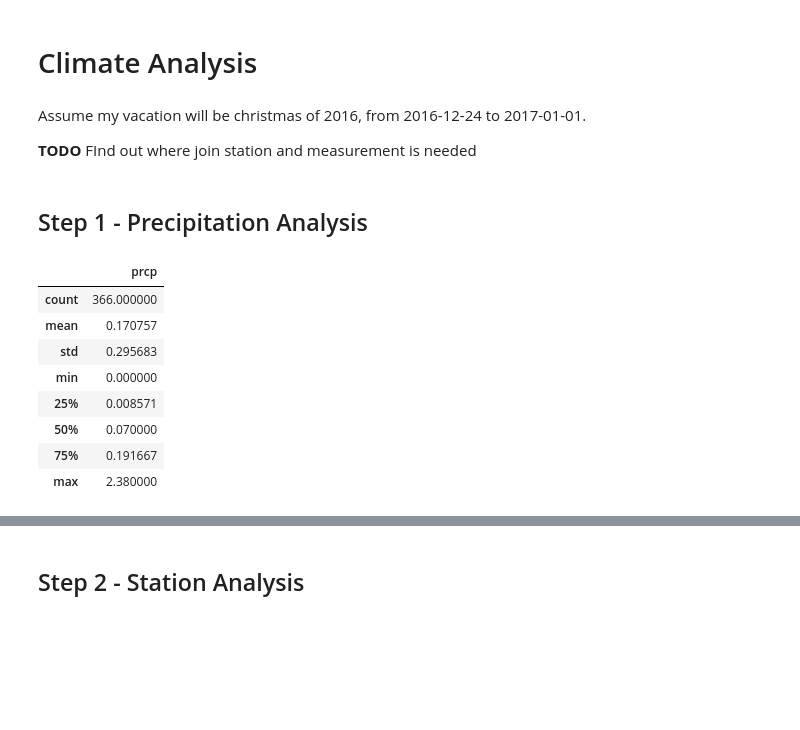
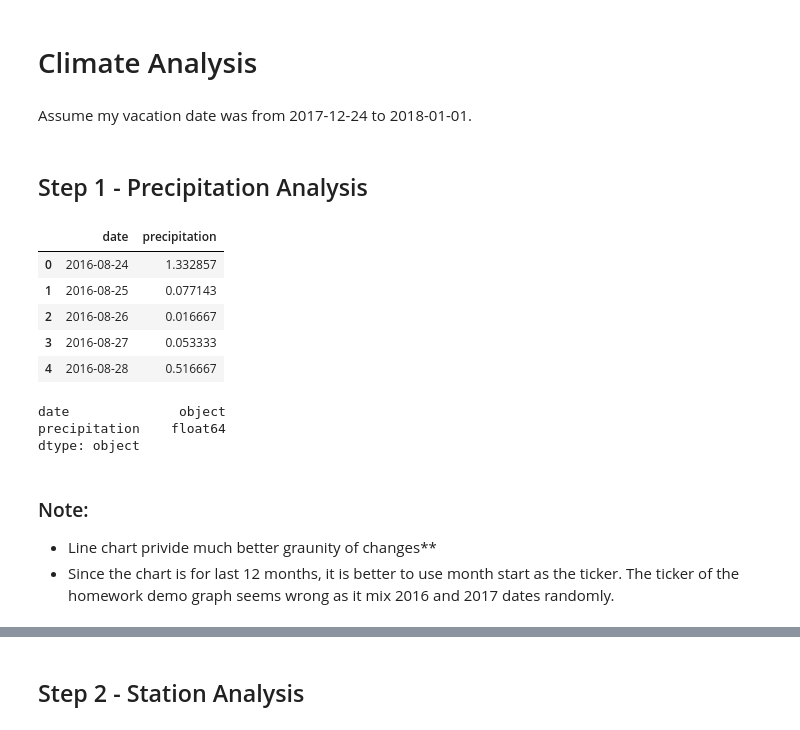
Before and after one commit to feng443/RUDSWeek11DataStoreRetrieve, a Jupyter notebook: climate_analysis.ipynb, the cells around one changed output, grey strips where cells are left out. Saved outputs shown, nothing was run; the diff lists cells and outputs as text; code cells hidden in the pictures; blank space fills up the shorter version.

Commit message:
Last revision done

```diff
--- a/climate_analysis.ipynb
+++ b/climate_analysis.ipynb
@@ -1,9 +1,7 @@
 # %% [markdown]
 # Climate Analysis
 # %% [markdown]
-Assume my vacation will be christmas of 2016, from 2016-12-24 to 2017-01-01.
-
-**TODO** FInd out where join station and measurement is needed
+Assume my vacation date was from 2017-12-24 to 2018-01-01.
 # %%
 from datetime import datetime, timedelta, date
 from dateutil.relativedelta import relativedelta
@@ -15,10 +13,14 @@ from sqlalchemy import create_engine, select, func, desc, and_
 from sqlalchemy.ext.automap import automap_base
 from sqlalchemy.orm import Session
 
-sns.set_style('darkgrid')
+sns.set(font_scale=1.5)
+sns.set_style('darkgrid',  {
+    "axes.facecolor": ".9",
+    'grid.color': '.6',
+})
 _SQLITE_FILE = 'hawaii.sqlite'
 
-engine = create_engine(f'sqlite:///{_SQLITE_FILE}')
+engine = create_engine(f'sqlite:///{_SQLITE_FILE}', echo=False)
 
 Base = automap_base()
 Base.prepare(engine, reflect=True)
@@ -34,27 +36,34 @@ VACATION_END_DATE_PREV_YEAR = VACATION_END_DATE - relativedelta(years=1)
 session = Session(engine)
 
 MAX_DATE = session.query(func.max(Measurement.date)).all()[0][0]
-MAX_DATE_MINUS_12_MONTH = MAX_DATE - relativedelta(months=12)
+MAX_DATE_MINUS_12_MONTH = MAX_DATE - relativedelta(months=12) + relativedelta(days=1)
 # %% [markdown]
 ## Step 1 - Precipitation Analysis
 # %%
 df_prcp_summary = pd.read_sql(
-    select([Measurement.date, Measurement.prcp]).where(
+    select([Measurement.date, func.avg(Measurement.prcp).label('precipitation')]).where(
         Measurement.date.between(MAX_DATE_MINUS_12_MONTH, MAX_DATE)
-    ),
-    engine).groupby('date').mean()
+    ).group_by(Measurement.date),
+    engine)
 # %%
-df_prcp_summary.describe()
+df_prcp_summary.head()
 # %% [output]
-|  | prcp |
-| count | 366.000000 |
-| mean | 0.170757 |
-| std | 0.295683 |
-| min | 0.000000 |
-| 25% | 0.008571 |
-| 50% | 0.070000 |
-| 75% | 0.191667 |
-| max | 2.380000 |
+|  | date | precipitation |
+| 0 | 2016-08-24 | 1.332857 |
+| 1 | 2016-08-25 | 0.077143 |
+| 2 | 2016-08-26 | 0.016667 |
+| 3 | 2016-08-27 | 0.053333 |
+| 4 | 2016-08-28 | 0.516667 |
+# %%
+df_prcp_summary.dtypes
+# %% [output]
+date              object
+precipitation    float64
+dtype: object
+# %% [markdown]
+### Note:
+* Line chart privide much better graunity of changes**
+* Since the chart is for last 12 months, it is better to use month start as the ticker. The ticker of the homework demo graph seems wrong as it mix 2016 and 2017 dates randomly.
 # %%
 fig, ax = plt.subplots(figsize=(16,8))
 
```
Also changed, not shown: parts of 10 cells of this notebook, 3 other files.
